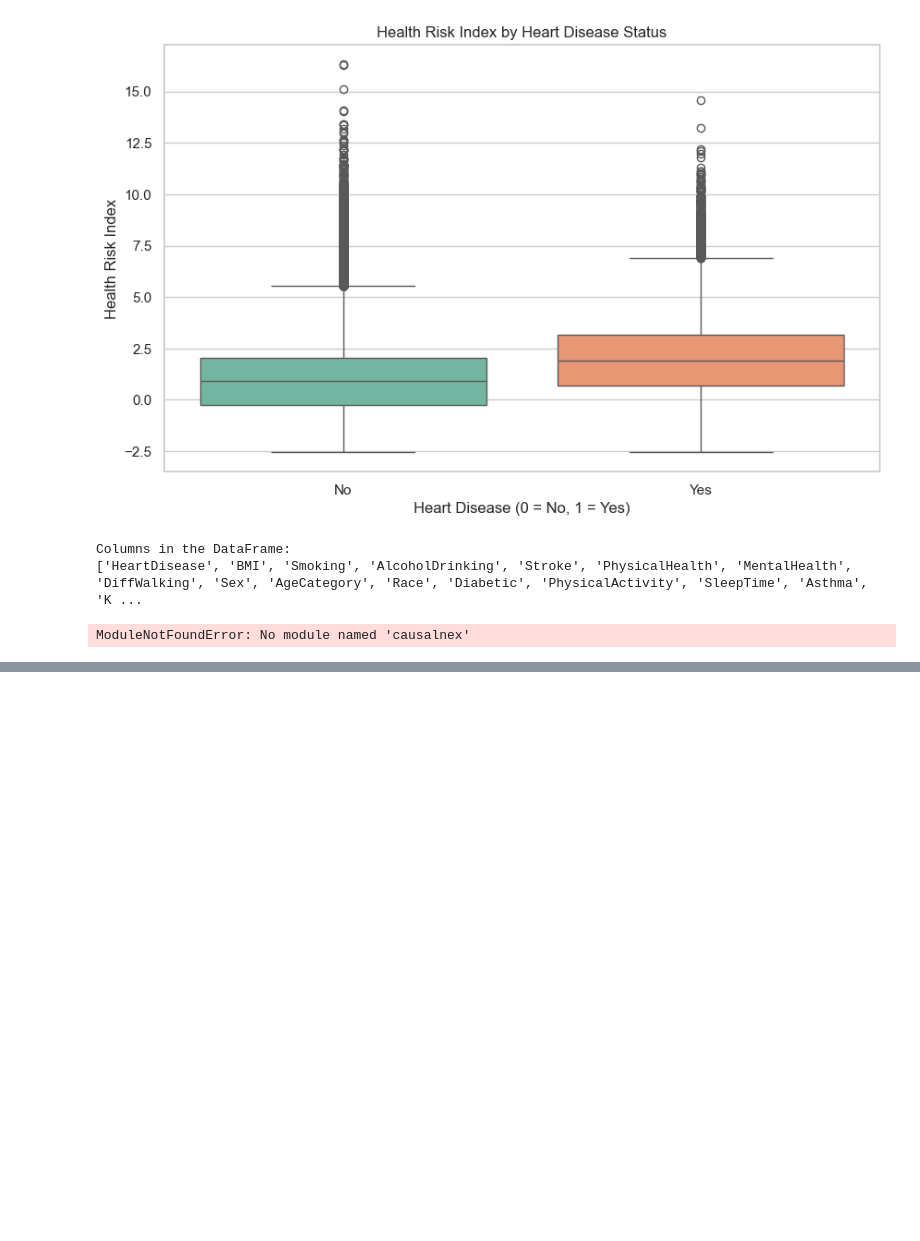
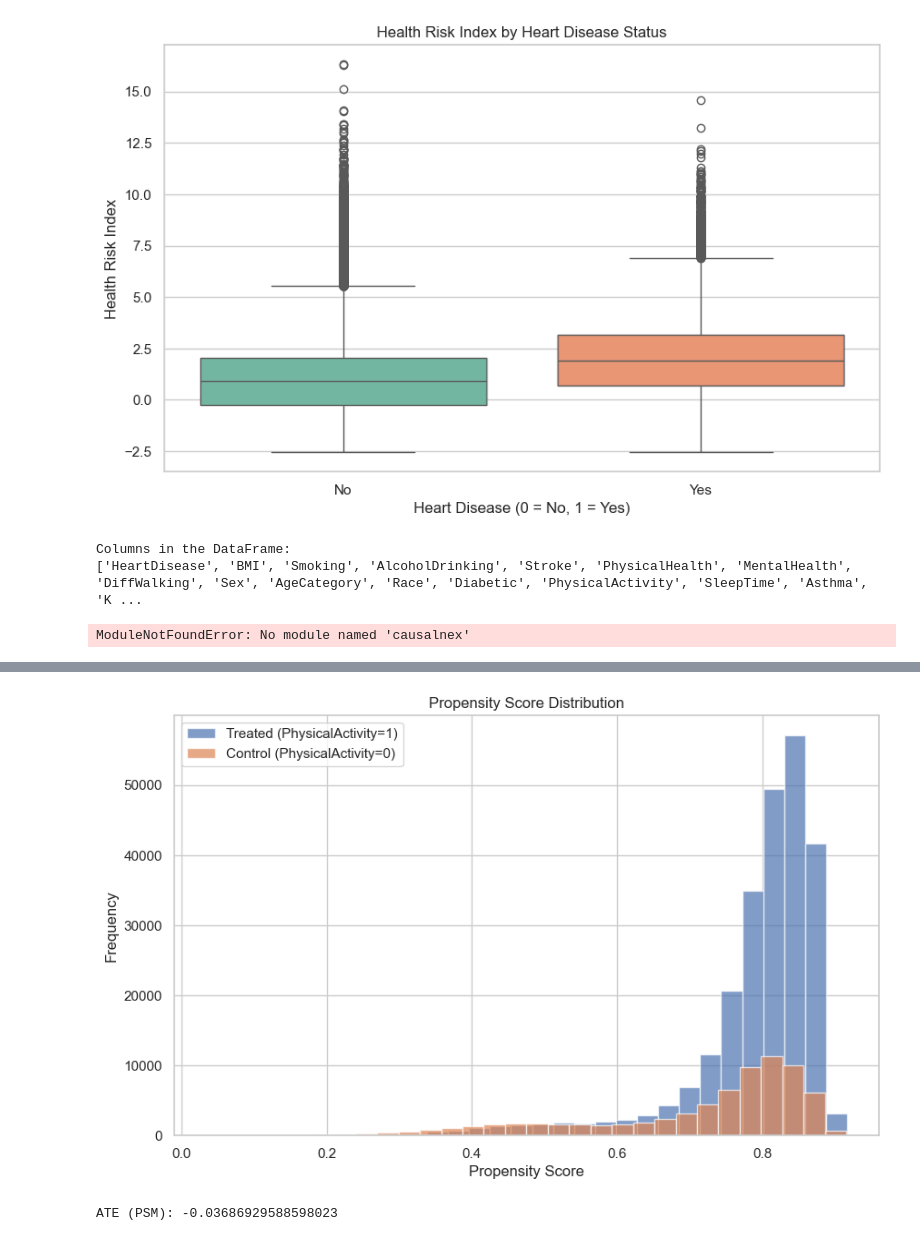
Before and after one commit to asrithapidikiti/CS520_CausalInference, a Jupyter notebook: CS520.ipynb, the cells around one changed output, grey strips where cells are left out. Cells and saved outputs as stored; diff of their text form; code cells hidden in the pictures; blank space fills up the shorter version.

```diff
--- a/CS520.ipynb
+++ b/CS520.ipynb
@@ -1066,8 +791,0 @@ ATE with confounders ['Smoking', 'BMI', 'PhysicalHealth']: -0.036039173489971627
-# %%
-def smd(treated, control):
-    return abs(treated.mean() - control.mean()) / np.sqrt(0.5 * (treated.var() + control.var()))
-
-for col in confounders:
-    treated_vals = matched_df[col][matched_df['PhysicalActivity'] == 1]
-    control_vals = matched_df[col][matched_df['PhysicalActivity'] == 0]
-    print(f"SMD for {col}: {smd(treated_vals, control_vals):.3f}")
@@ -1171,0 +875,47 @@ Notes:
+# %%
+import matplotlib.pyplot as plt
+
+# Ensure the necessary columns exist
+assert 'PhysicalActivity' in encoded_data.columns, "PhysicalActivity column is missing."
+assert 'propensity_score' in encoded_data.columns, "propensity_score column is missing."
+
+# Plot the propensity score distribution for treated and control groups
+plt.figure(figsize=(10, 6))
+plt.hist(
+    encoded_data[encoded_data['PhysicalActivity'] == 1]['propensity_score'],
+    bins=30, alpha=0.7, label='Treated (PhysicalActivity=1)'
+)
+plt.hist(
+    encoded_data[encoded_data['PhysicalActivity'] == 0]['propensity_score'],
+    bins=30, alpha=0.7, label='Control (PhysicalActivity=0)'
+)
+plt.xlabel('Propensity Score')
+plt.ylabel('Frequency')
+plt.title('Propensity Score Distribution')
+plt.legend()
+plt.show()
+# %% [output]
+[figure, added]
+# %%
+from sklearn.neighbors import NearestNeighbors
+
+treated = encoded_data[encoded_data['PhysicalActivity'] == 1]
+control = encoded_data[encoded_data['PhysicalActivity'] == 0]
+
+# Perform nearest neighbor matching
+nn = NearestNeighbors(n_neighbors=1)
+nn.fit(control[['propensity_score']])
+distances, indices = nn.kneighbors(treated[['propensity_score']])
+matched_control = control.iloc[indices.flatten()]
+
+# Combine treated and matched control
+matched_data = pd.concat([treated, matched_control])
+
+# Calculate ATE using matched samples
+ate_psm = (
+    matched_data['HeartDisease'][matched_data['PhysicalActivity'] == 1].mean()
+    - matched_data['HeartDisease'][matched_data['PhysicalActivity'] == 0].mean()
+)
+print(f"ATE (PSM): {ate_psm}")
+# %% [output]
+ATE (PSM): -0.03686929588598023
```
Also changed, not shown: parts of 34 cells of this notebook.
